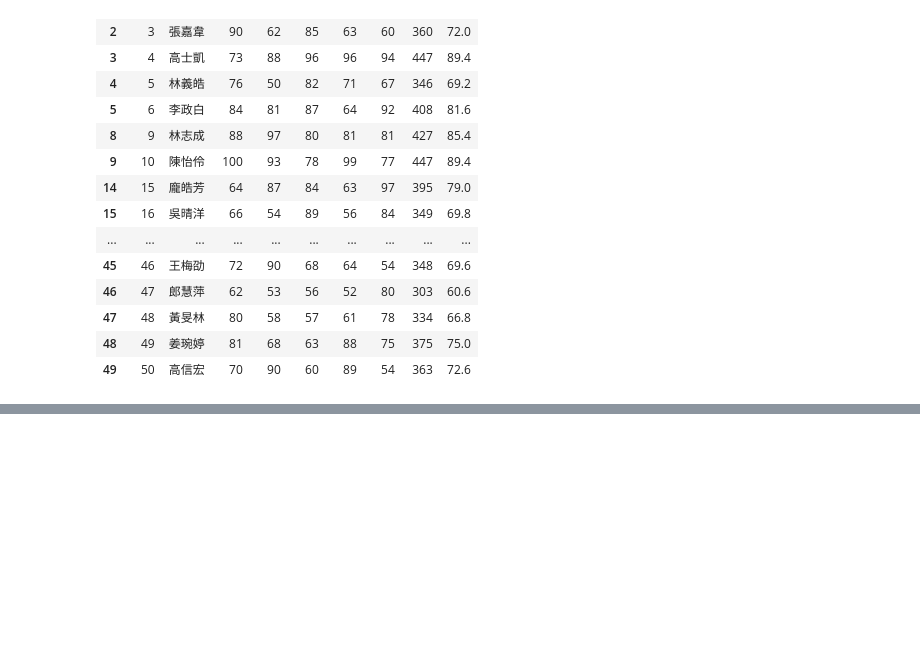
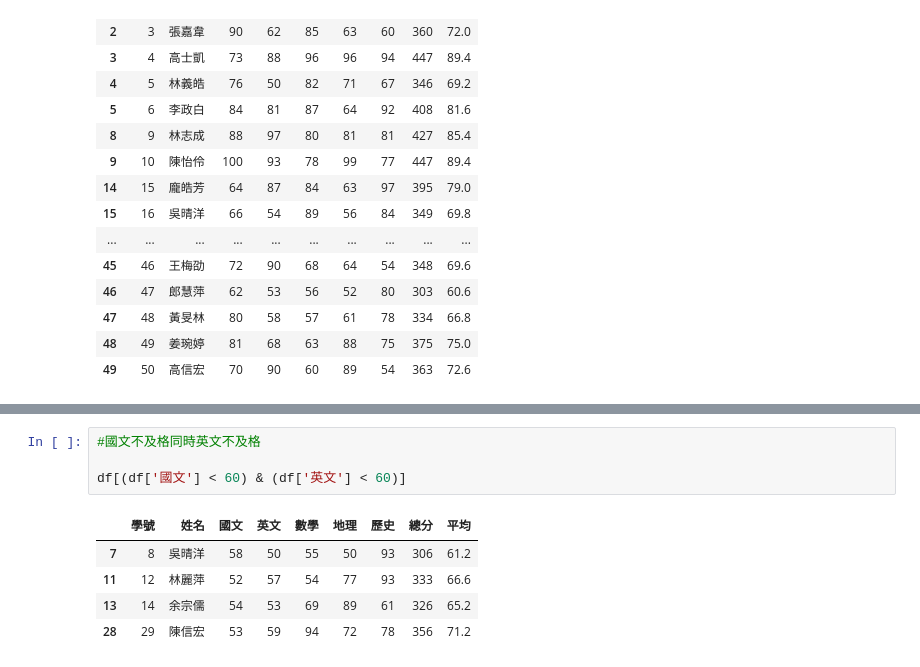
Before and after one commit to tedchien/2023_07_25_2, a Jupyter notebook: lesson17_6.ipynb, the cells around one changed output, grey strips where cells are left out. Cells and saved outputs as stored; diff of their text form; blank space fills up the shorter version.

```diff
--- a/lesson17_6.ipynb
+++ b/lesson17_6.ipynb
@@ -50,0 +91,10 @@ df[df['國文'] >= 60]
+# %%
+#國文不及格同時英文不及格
+
+df[(df['國文'] < 60) & (df['英文'] < 60)]
+# %% [output]
+|  | 學號 | 姓名 | 國文 | 英文 | 數學 | 地理 | 歷史 | 總分 | 平均 |
+| 7 | 8 | 吳晴洋 | 58 | 50 | 55 | 50 | 93 | 306 | 61.2 |
+| 11 | 12 | 林麗萍 | 52 | 57 | 54 | 77 | 93 | 333 | 66.6 |
+| 13 | 14 | 余宗儒 | 54 | 53 | 69 | 89 | 61 | 326 | 65.2 |
+| 28 | 29 | 陳信宏 | 53 | 59 | 94 | 72 | 78 | 356 | 71.2 |
```
Also changed, not shown: parts of 3 cells of this notebook.
